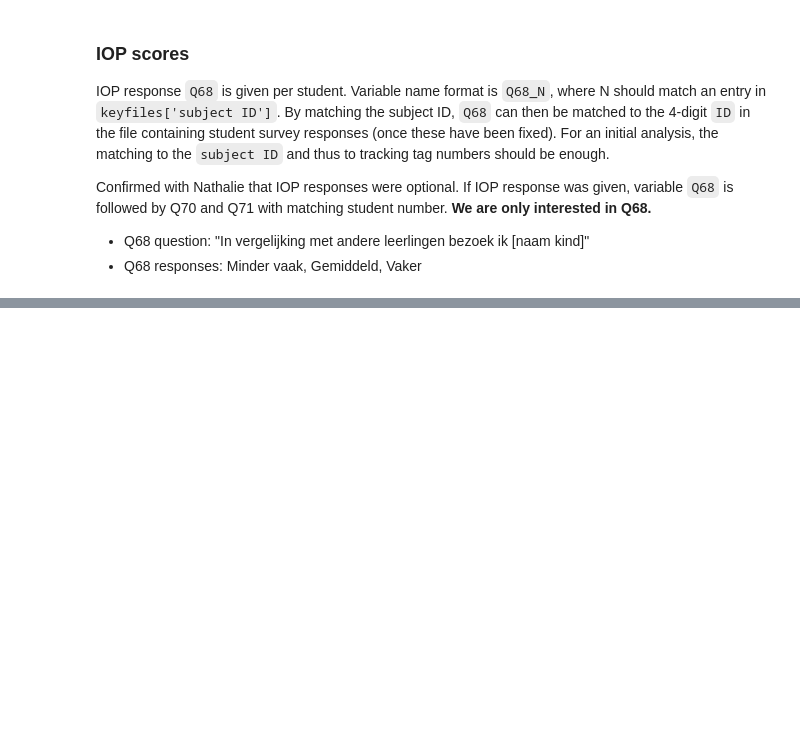
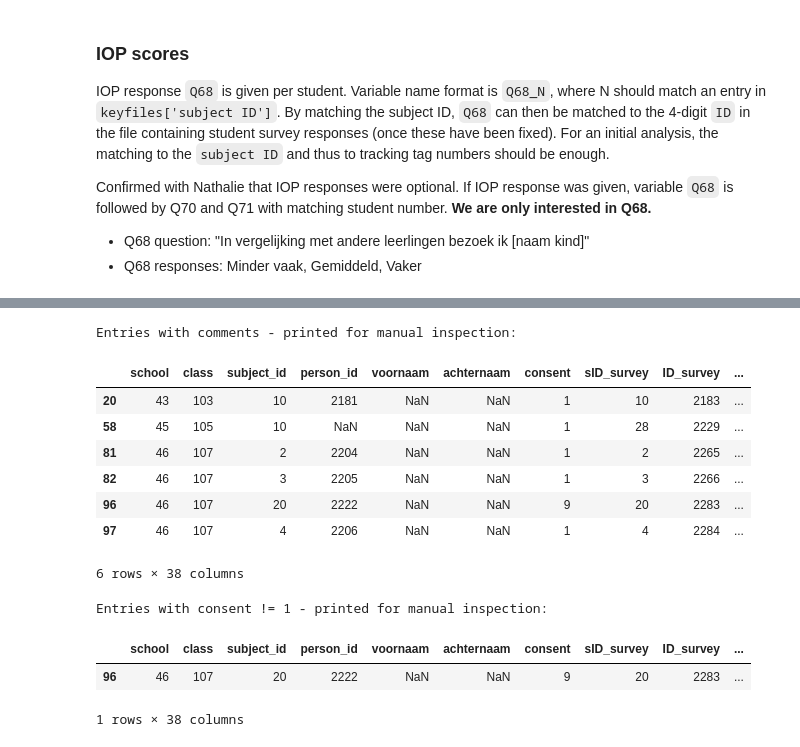
Before and after one commit to majaazdaja/dsp, a Jupyter notebook: notebooks/survey-data.ipynb, the cells around one changed output, grey strips where cells are left out. Drawn from its saved outputs; the diff is of its cells as text; code cells hidden in the pictures; blank space fills up the shorter version.

```diff
--- a/notebooks/survey-data.ipynb
+++ b/notebooks/survey-data.ipynb
@@ -923,0 +730,32 @@ I cannot find a score sheet for this test that is not behind a paywall. The COTA
+# %%
+# Count the kids in keyfiles ID_survey equals ID in students
+# Where tagnumber != 1111 or 35
+
+keyfile_filtered = keyfiles
+keyfile_filtered.loc[keyfile_filtered['school']=='44', 'school'] = '1'
+keyfile_filtered = keyfile_filtered.loc[
+    (keyfile_filtered['school'].isin(tracking_data['school'].unique())) &
+    (keyfile_filtered['class'].isin(tracking_data['class'].unique())) &
+    (keyfile_filtered['ID_survey'].isin(students['person_id'].unique())) &
+    (keyfile_filtered['tagnumber'] != '9999') &
+    (keyfile_filtered['subject_id'] != '9999')
+]
+
+s_trackers = pd.pivot_table(
+    keyfile_filtered,
+    index=['school', 'class'],
+    values=['ID_survey','tagnumber', 'tracklab_id'],
+    aggfunc = pd.Series.nunique,
+)
+
+s_trackers.loc['Total'] = s_trackers.sum()
+
+# temp.loc[temp[['school','class','tracklab_id']].duplicated(keep=False)] -> NO TRACKLAB IDS ARE DUPLICATED PER CLASS
+
+# Limit student survey df to entries that have matching tracking tags
+students = students.loc[students['person_id'].astype(str).isin(keyfile_filtered['ID_survey'].astype(str))]
+# students['person_id'].nunique()
+
+# Display data
+print(f"Total students whose tracking data can be paired with survey: {s_trackers.iloc[-1]['tagnumber']}\n")
+s_trackers
@@ -923,0 +909,22 @@ I cannot find a score sheet for this test that is not behind a paywall. The COTA
+# %%
+print('Entries with comments - printed for manual inspection:')
+display(keyfile_filtered.loc[~keyfile_filtered['comments'].isna()])
+
+print('Entries with consent != 1 - printed for manual inspection:')
+display(keyfile_filtered.loc[keyfile_filtered['consent']!='1'])
+
+keyfile_filtered.loc[keyfile_filtered['ID_survey']=='2283', 'consent'] = '1'
+# %% [output]
+Entries with comments - printed for manual inspection:
+|  | school | class | subject_id | person_id | voornaam | achternaam | consent | sID_survey | ID_survey | ... |
+| 20 | 43 | 103 | 10 | 2181 | NaN | NaN | 1 | 10 | 2183 | ... |
+| 58 | 45 | 105 | 10 | NaN | NaN | NaN | 1 | 28 | 2229 | ... |
+| 81 | 46 | 107 | 2 | 2204 | NaN | NaN | 1 | 2 | 2265 | ... |
+| 82 | 46 | 107 | 3 | 2205 | NaN | NaN | 1 | 3 | 2266 | ... |
+| 96 | 46 | 107 | 20 | 2222 | NaN | NaN | 9 | 20 | 2283 | ... |
+| 97 | 46 | 107 | 4 | 2206 | NaN | NaN | 1 | 4 | 2284 | ... |
+6 rows × 38 columns
+Entries with consent != 1 - printed for manual inspection:
+|  | school | class | subject_id | person_id | voornaam | achternaam | consent | sID_survey | ID_survey | ... |
+| 96 | 46 | 107 | 20 | 2222 | NaN | NaN | 9 | 20 | 2283 | ... |
+1 rows × 38 columns
```
Also changed, not shown: parts of 65 cells of this notebook, 1 other file.
